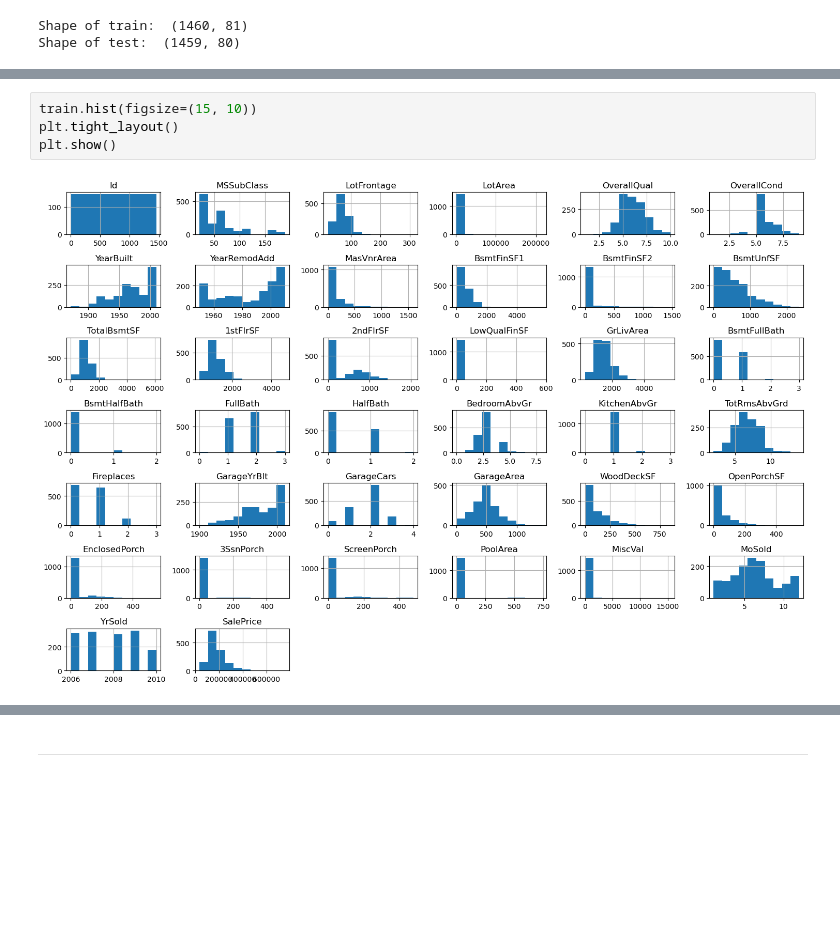
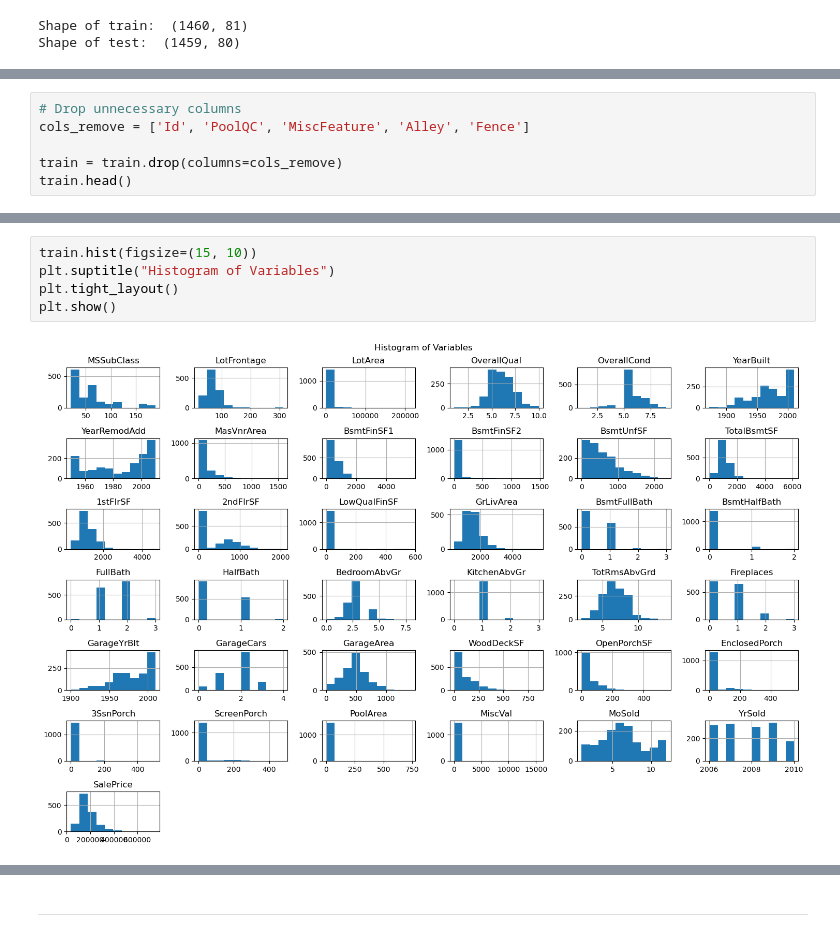
Before and after one commit to wchung1209/predicting_house_prices_ml_models, a Jupyter notebook: code/code.ipynb, the cells around one changed output, grey strips where cells are left out. Cells and saved outputs as stored; diff of their text form; blank space fills up the shorter version.

```diff
--- a/code/code.ipynb
+++ b/code/code.ipynb
@@ -138,0 +181,6 @@ TO DISCUSS
+# %%
+# Drop unnecessary columns
+cols_remove = ['Id', 'PoolQC', 'MiscFeature', 'Alley', 'Fence']
+
+train = train.drop(columns=cols_remove)
+train.head()
@@ -139,6 +194,7 @@ TO DISCUSS
 # %%
 train.hist(figsize=(15, 10))
+plt.suptitle("Histogram of Variables")
 plt.tight_layout()
 plt.show()
 # %% [output]
-[figure, old version]
+[figure, new version]
```
Also changed, not shown: parts of 21 cells of this notebook.
